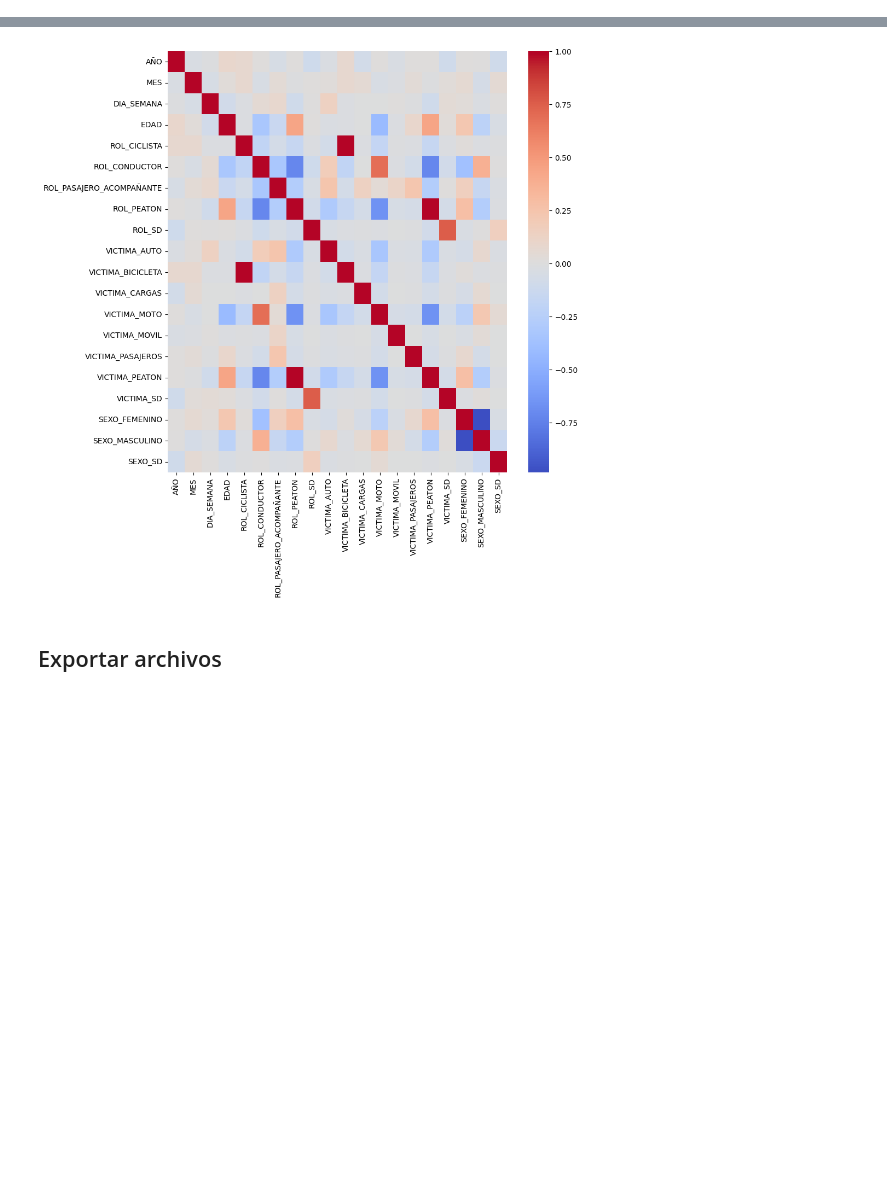
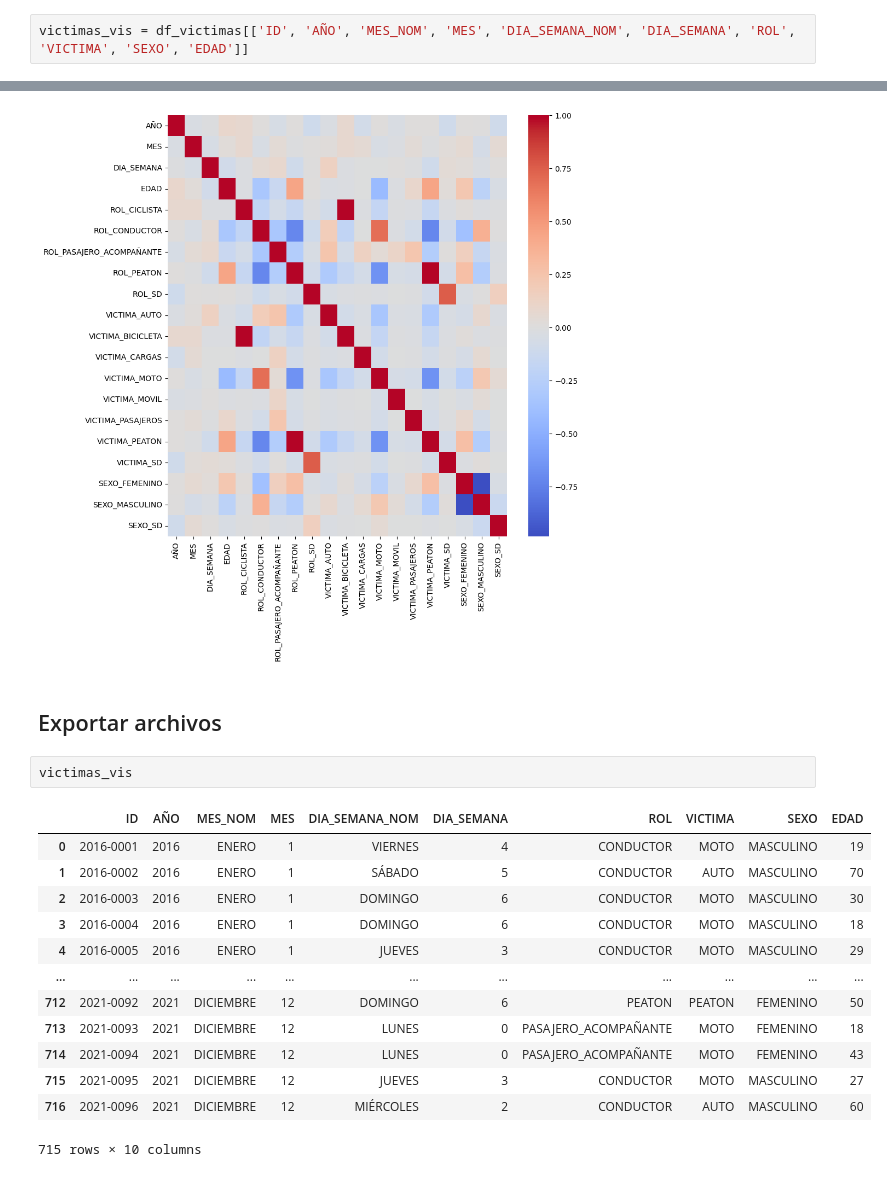
Before and after one commit to carocardenas0699/PI02---Data-Analysis, a Jupyter notebook: ETL_EDA_victimas.ipynb, the cells around one changed output, grey strips where cells are left out. Saved outputs shown, nothing was run; the diff lists cells and outputs as text; blank space fills up the shorter version.

```diff
--- a/ETL_EDA_victimas.ipynb
+++ b/ETL_EDA_victimas.ipynb
@@ -139,0 +191,2 @@ memory usage: 53.1+ KB
+# %%
+victimas_vis = df_victimas[['ID', 'AÑO', 'MES_NOM', 'MES', 'DIA_SEMANA_NOM', 'DIA_SEMANA', 'ROL', 'VICTIMA', 'SEXO', 'EDAD']]
@@ -371,6 +392,22 @@ plt.show()
 [figure]
 # %% [markdown]
 ## Exportar archivos
+# %%
+victimas_vis
+# %% [output]
+|  | ID | AÑO | MES_NOM | MES | DIA_SEMANA_NOM | DIA_SEMANA | ROL | VICTIMA | SEXO | EDAD |
+| 0 | 2016-0001 | 2016 | ENERO | 1 | VIERNES | 4 | CONDUCTOR | MOTO | MASCULINO | 19 |
+| 1 | 2016-0002 | 2016 | ENERO | 1 | SÁBADO | 5 | CONDUCTOR | AUTO | MASCULINO | 70 |
+| 2 | 2016-0003 | 2016 | ENERO | 1 | DOMINGO | 6 | CONDUCTOR | MOTO | MASCULINO | 30 |
+| 3 | 2016-0004 | 2016 | ENERO | 1 | DOMINGO | 6 | CONDUCTOR | MOTO | MASCULINO | 18 |
+| 4 | 2016-0005 | 2016 | ENERO | 1 | JUEVES | 3 | CONDUCTOR | MOTO | MASCULINO | 29 |
+| ... | ... | ... | ... | ... | ... | ... | ... | ... | ... | ... |
+| 712 | 2021-0092 | 2021 | DICIEMBRE | 12 | DOMINGO | 6 | PEATON | PEATON | FEMENINO | 50 |
+| 713 | 2021-0093 | 2021 | DICIEMBRE | 12 | LUNES | 0 | PASAJERO_ACOMPAÑANTE | MOTO | FEMENINO | 18 |
+| 714 | 2021-0094 | 2021 | DICIEMBRE | 12 | LUNES | 0 | PASAJERO_ACOMPAÑANTE | MOTO | FEMENINO | 43 |
+| 715 | 2021-0095 | 2021 | DICIEMBRE | 12 | JUEVES | 3 | CONDUCTOR | MOTO | MASCULINO | 27 |
+| 716 | 2021-0096 | 2021 | DICIEMBRE | 12 | MIÉRCOLES | 2 | CONDUCTOR | AUTO | MASCULINO | 60 |
+715 rows × 10 columns
 # %%
 victimas
 # %% [output]
```
Also changed, not shown: parts of 40 cells of this notebook, 9 other files.
